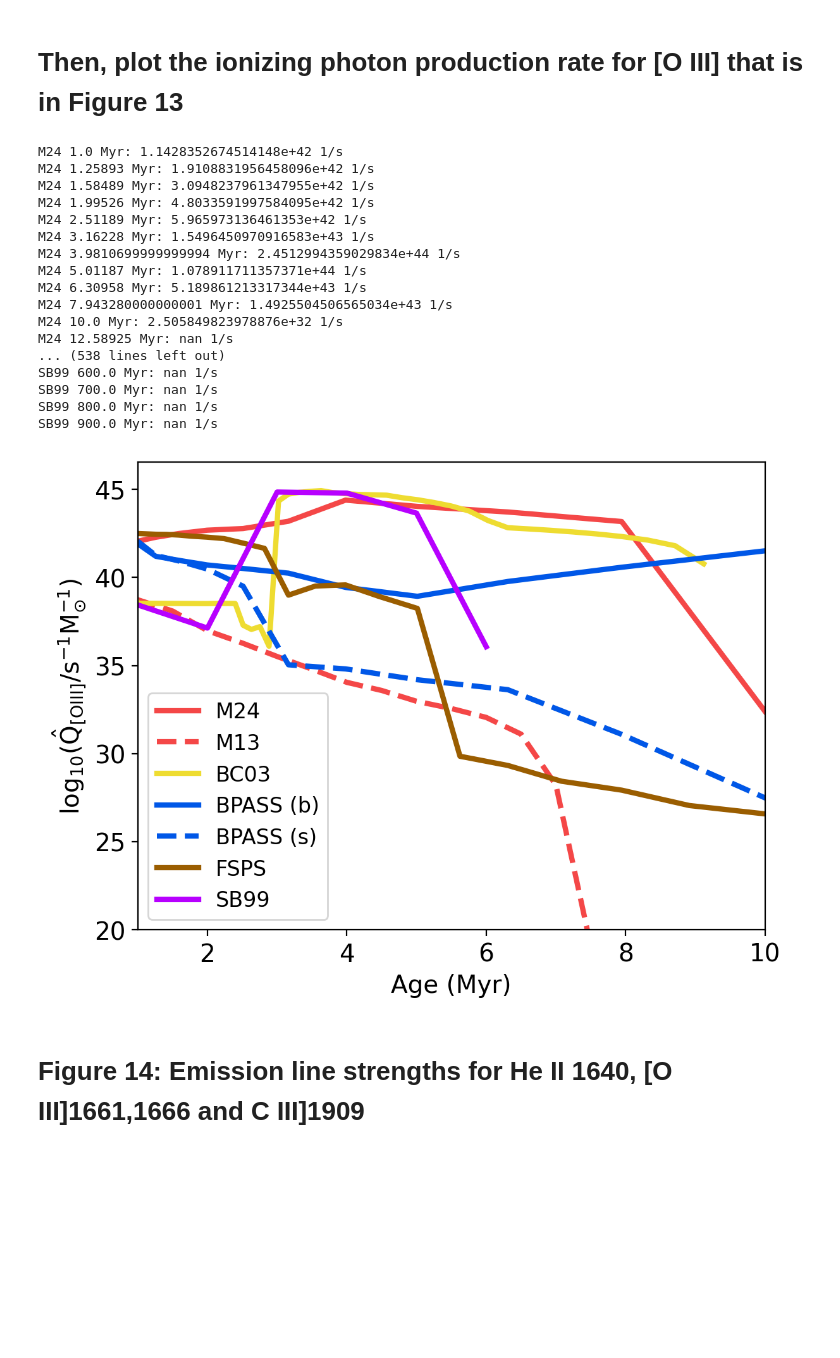
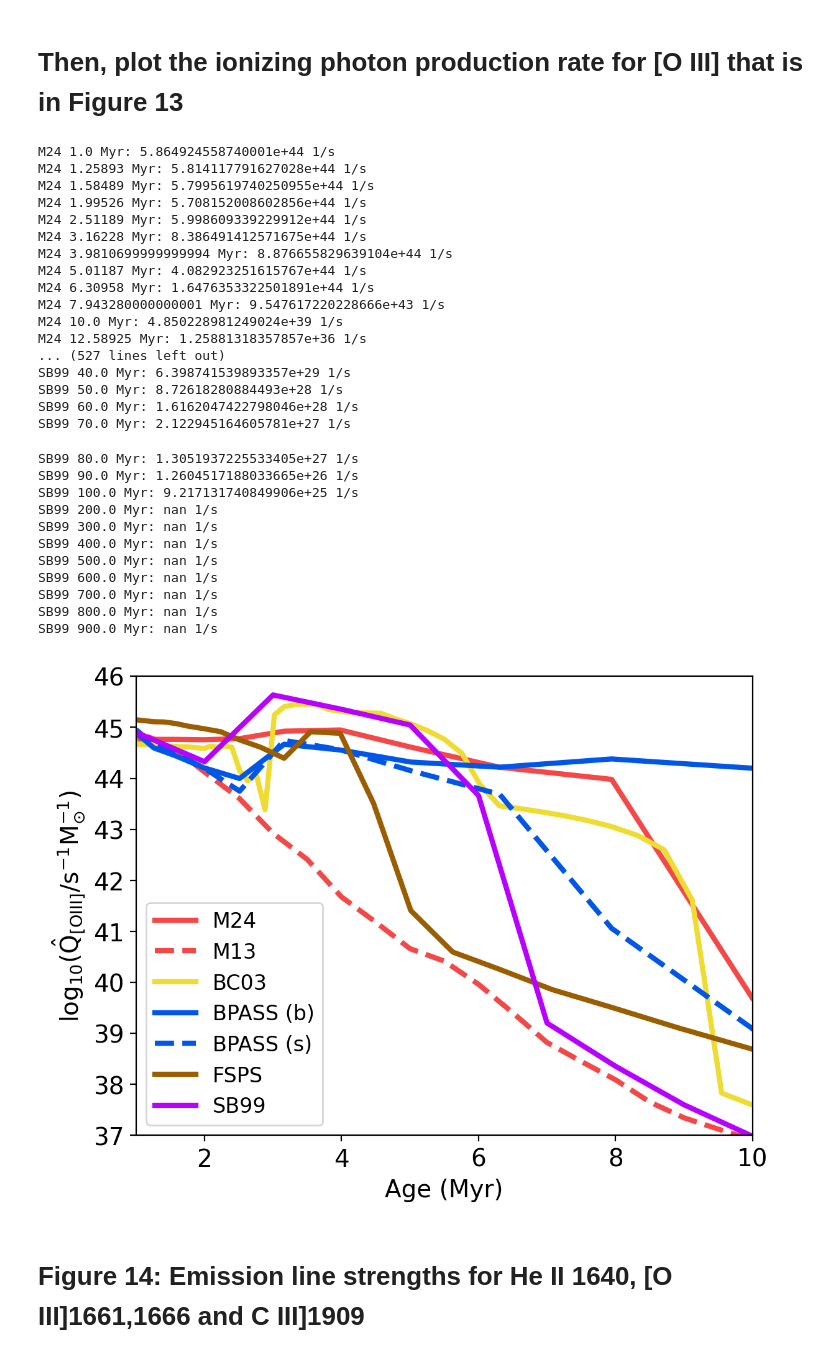
Before and after one commit to sophie-newman/cloudy-maraston, a Jupyter notebook: notebooks/notebook3_model_comparison.ipynb, the cells around one changed output. Cells and saved outputs as stored; diff of their text form; code cells hidden in the pictures; blank space fills up the shorter version.

```diff
--- a/notebooks/notebook3_model_comparison.ipynb
+++ b/notebooks/notebook3_model_comparison.ipynb
@@ -52,8 +59,8 @@ linestyles = ['-', '--', '-', '-', '--', '-', '-']
 
 fig, axes = plt.subplots(1, 5, figsize=(10, 3), sharey=True)  # 1 row, 5 columns
 
-line_ids = ['H 1 4861.32A', 'O 3 5006.84A', 'H 1 6562.80A', 'N 2 6583.45A', 'S 2 6730.82A']
-line_label = [r'H$\beta \, 4861$', '[O III] 5007', r'H$\alpha \, 6563$', '[N II] 6583', '[S II] 6731']
+line_ids = ['H 1 4861.32A', 'O 3 5006.84A', 'H 1 6562.80A',  'N 2 6583.45A', ['S 2 6716.44A', 'S 2 6730.82A']]
+line_label = [r'H$\beta$ 4861', '[O III] 5007', r'H$\alpha$ 6563', '[N II] 6583', '[S II] 6716,6731']
 
 grids = [grid_m24, grid_m13, grid_bc03, grid_bpass, grid_bpass_single, grid_fsps, grid_sb99]
 grid_name = ['M24', 'M13', 'BC03', 'BPASS (b)', 'BPASS (s)', 'FSPS', 'SB99']
@@ -71,7 +78,7 @@ for line, ax in enumerate(axes):
 
             for ia, age in enumerate(grid.ages):
 
-                grid_point = grid.get_grid_point(ages=age,metallicities=Z)
+                grid_point = grid.get_grid_point((age,Z))
 
                 sed_incident = grid.get_spectra(grid_point, spectra_id="incident")
 
@@ -135,55 +142,65 @@ spectra_id = "incident"
 
 Z = 0.02
 
 colors_to_plot = [colors[0], colors[0], colors[1], colors[2], colors[2], colors[3], colors[4]]
 linestyles = ['-', '--', '-', '-', '--', '-', '-']
 for ig, grid in enumerate(grids):
 
     y = []
 
     for ia, age in enumerate(grid.ages):
 
-        grid_point = grid.get_grid_point(ages=age,metallicities=Z)
+        grid_point = grid.get_grid_point((age,Z))
 
         sed = grid.get_spectra(grid_point, spectra_id=spectra_id)
 
         Q = sed.calculate_ionising_photon_production_rate(
-            ionisation_energy = 54.9 * eV, limit=1000
+            ionisation_energy = 35.12 * eV, limit=1000
         )
 
         y.append(Q)
 
         print(grid_name[ig], age/1e6, 'Myr:', Q)
 
     plt.plot(grid.ages/10**6, np.log10(y), c=colors_to_plot[ig], lw=3, label=grid_name[ig], ls=linestyles[ig])
 
-
 plt.xlabel('Age (Myr)')
 plt.ylabel(r'$\rm log_{10}(\hat{Q}_{[O III]}/s^{-1}M_{\odot}^{-1})$')
 plt.xlim(left=1, right=10)
-plt.ylim(bottom=20)
+plt.ylim(bottom=37, top=46)
 plt.legend(prop={'size': 12})
 
 plt.savefig('/home/sophienewman/Pictures/plots/paper1/comparing_ionizing_lum.png', dpi=300, bbox_inches='tight')
 # %% [output]
-M24 1.0 Myr: 1.1428352674514148e+42 1/s
-M24 1.25893 Myr: 1.9108831956458096e+42 1/s
-M24 1.58489 Myr: 3.0948237961347955e+42 1/s
-M24 1.99526 Myr: 4.8033591997584095e+42 1/s
-M24 2.51189 Myr: 5.965973136461353e+42 1/s
-M24 3.16228 Myr: 1.5496450970916583e+43 1/s
-M24 3.9810699999999994 Myr: 2.4512994359029834e+44 1/s
-M24 5.01187 Myr: 1.078911711357371e+44 1/s
-M24 6.30958 Myr: 5.189861213317344e+43 1/s
-M24 7.943280000000001 Myr: 1.4925504506565034e+43 1/s
-M24 10.0 Myr: 2.505849823978876e+32 1/s
-M24 12.58925 Myr: nan 1/s
-... (538 lines left out)
-SB99 600.0 Myr: nan 1/s
-SB99 700.0 Myr: nan 1/s
-SB99 800.0 Myr: nan 1/s
-SB99 900.0 Myr: nan 1/s
+M24 1.0 Myr: 5.864924558740001e+44 1/s
+M24 1.25893 Myr: 5.814117791627028e+44 1/s
+M24 1.58489 Myr: 5.7995619740250955e+44 1/s
+M24 1.99526 Myr: 5.708152008602856e+44 1/s
+M24 2.51189 Myr: 5.998609339229912e+44 1/s
+M24 3.16228 Myr: 8.386491412571675e+44 1/s
+M24 3.9810699999999994 Myr: 8.876655829639104e+44 1/s
+M24 5.01187 Myr: 4.082923251615767e+44 1/s
+M24 6.30958 Myr: 1.6476353322501891e+44 1/s
+M24 7.943280000000001 Myr: 9.547617220228666e+43 1/s
+M24 10.0 Myr: 4.850228981249024e+39 1/s
+M24 12.58925 Myr: 1.25881318357857e+36 1/s
+... (527 lines left out)
+SB99 40.0 Myr: 6.398741539893357e+29 1/s
+SB99 50.0 Myr: 8.72618280884493e+28 1/s
+SB99 60.0 Myr: 1.6162047422798046e+28 1/s
+SB99 70.0 Myr: 2.122945164605781e+27 1/s
+SB99 80.0 Myr: 1.3051937225533405e+27 1/s
+SB99 90.0 Myr: 1.2604517188033665e+26 1/s
+SB99 100.0 Myr: 9.217131740849906e+25 1/s
+SB99 200.0 Myr: nan 1/s
+SB99 300.0 Myr: nan 1/s
+SB99 400.0 Myr: nan 1/s
+SB99 500.0 Myr: nan 1/s
+SB99 600.0 Myr: nan 1/s
+SB99 700.0 Myr: nan 1/s
+SB99 800.0 Myr: nan 1/s
+SB99 900.0 Myr: nan 1/s
-[figure, old version]
+[figure, new version]
 # %% [markdown]
 # Figure 14: Emission line strengths for He II 1640, [O III]1661,1666 and C III]1909
 # %%
```
Also changed, not shown: parts of 3 cells of this notebook, 3 other files.
